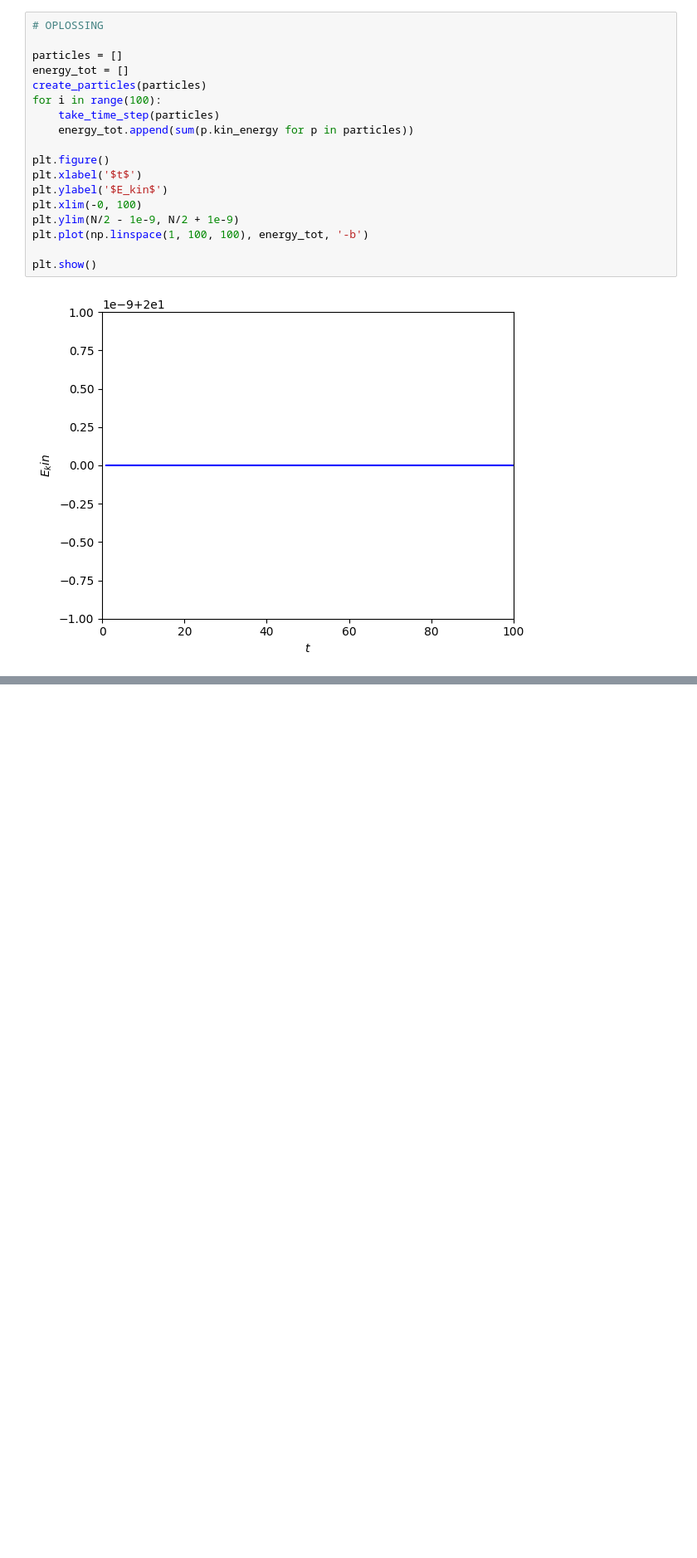
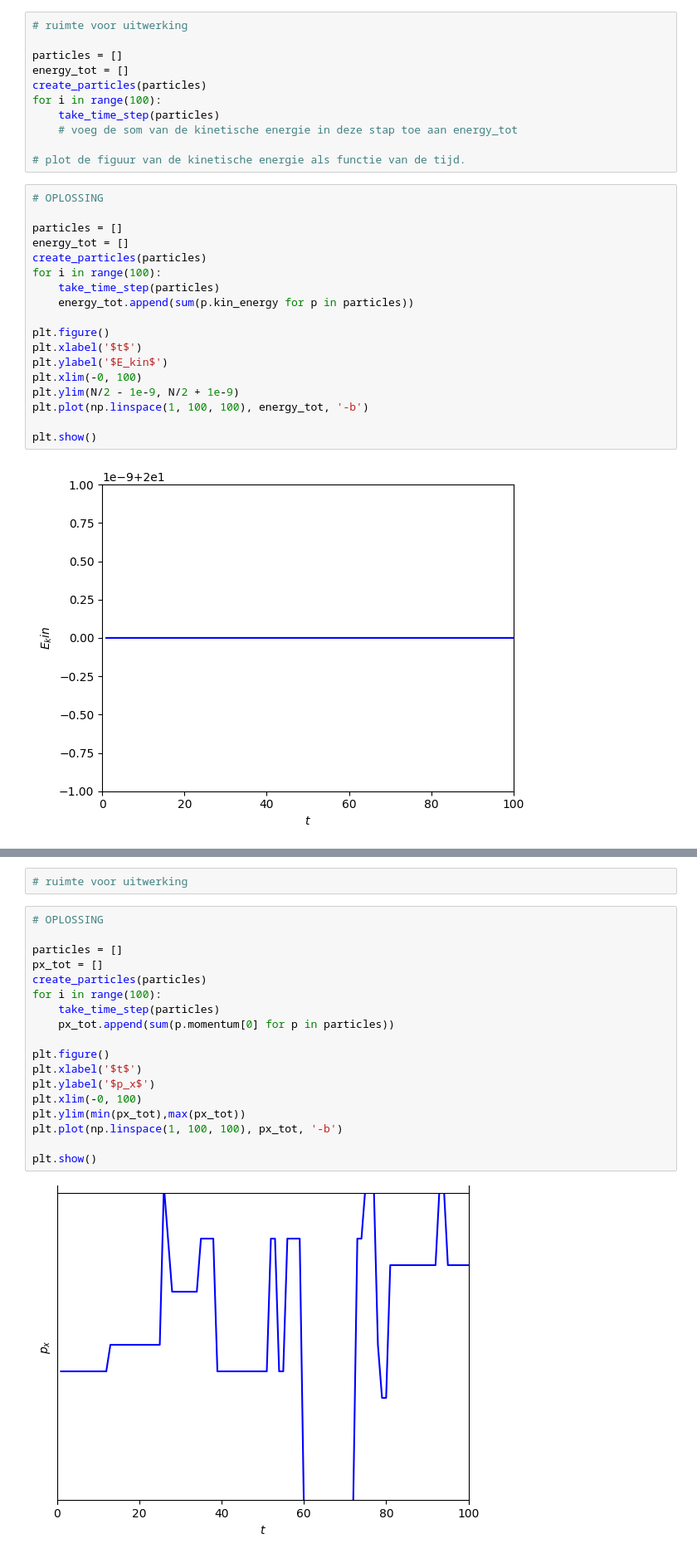
Before and after one commit to Contemporary-Physicslab/PySim, a Jupyter notebook: book/Q2/Recap.ipynb, the cells around one changed output, grey strips where cells are left out. Shown at 83% size. Saved outputs shown, nothing was run; the diff lists cells and outputs as text; blank space fills up the shorter version.

````diff
--- a/book/Q2/Recap.ipynb
+++ b/book/Q2/Recap.ipynb
@@ -245,3 +265,14 @@ Maak een plot van de totale kinetische energie als functie van de tijd gedurende
+# %%
+# ruimte voor uitwerking
+
+particles = []
+energy_tot = []
+create_particles(particles)
+for i in range(100):
+    take_time_step(particles)
+    # voeg de som van de kinetische energie in deze stap toe aan energy_tot
+
+# plot de figuur van de kinetische energie als functie van de tijd.
 # %%
 # OPLOSSING
 
@@ -276 +313,23 @@ Laat je werk aftekenen door een TA
 ```
+# %%
+# ruimte voor uitwerking
+# %%
+# OPLOSSING
+
+particles = []
+px_tot = []
+create_particles(particles)
+for i in range(100):
+    take_time_step(particles)
+    px_tot.append(sum(p.momentum[0] for p in particles))
+
+plt.figure()
+plt.xlabel('$t$')
+plt.ylabel('$p_x$')
+plt.xlim(-0, 100)
+plt.ylim(min(px_tot),max(px_tot))
+plt.plot(np.linspace(1, 100, 100), px_tot, '-b')
+
+plt.show()
+# %% [output]
+[figure, added]
````
Also changed, not shown: parts of 14 cells of this notebook.
